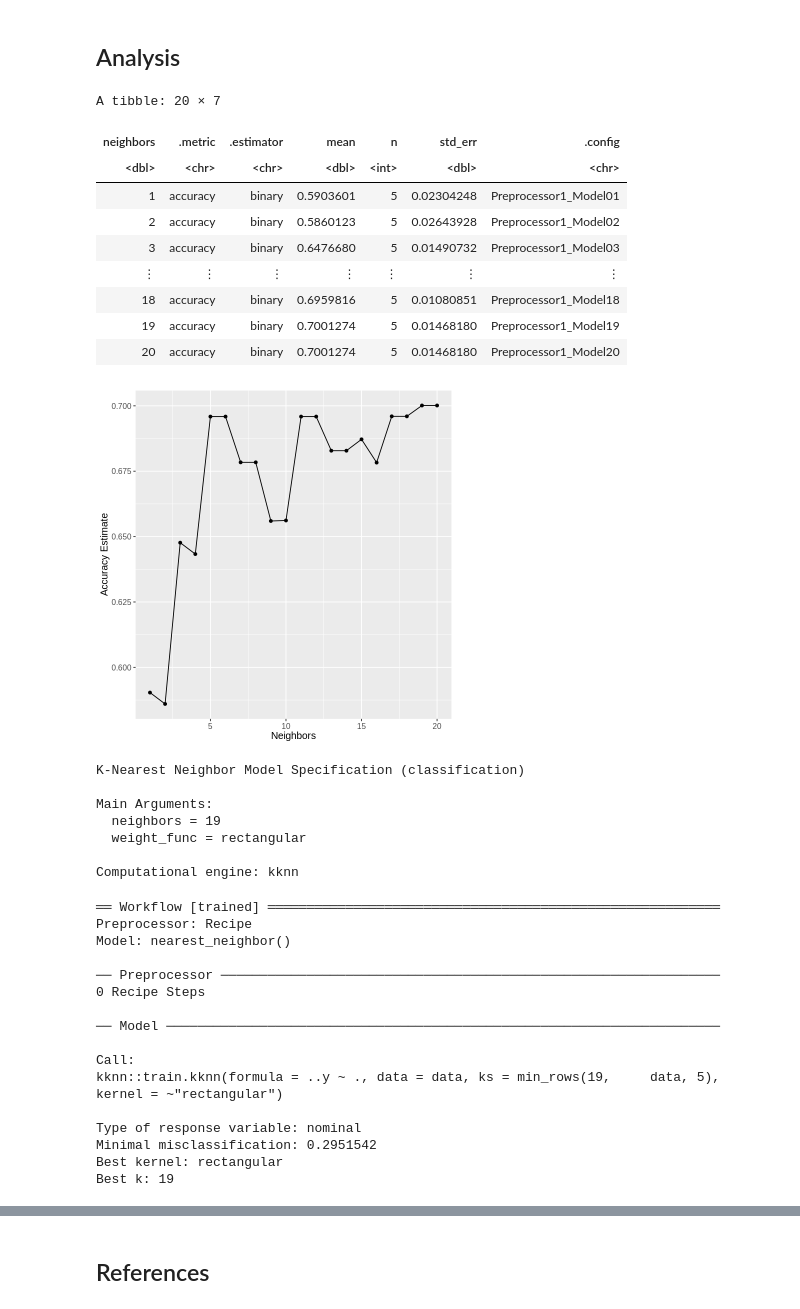
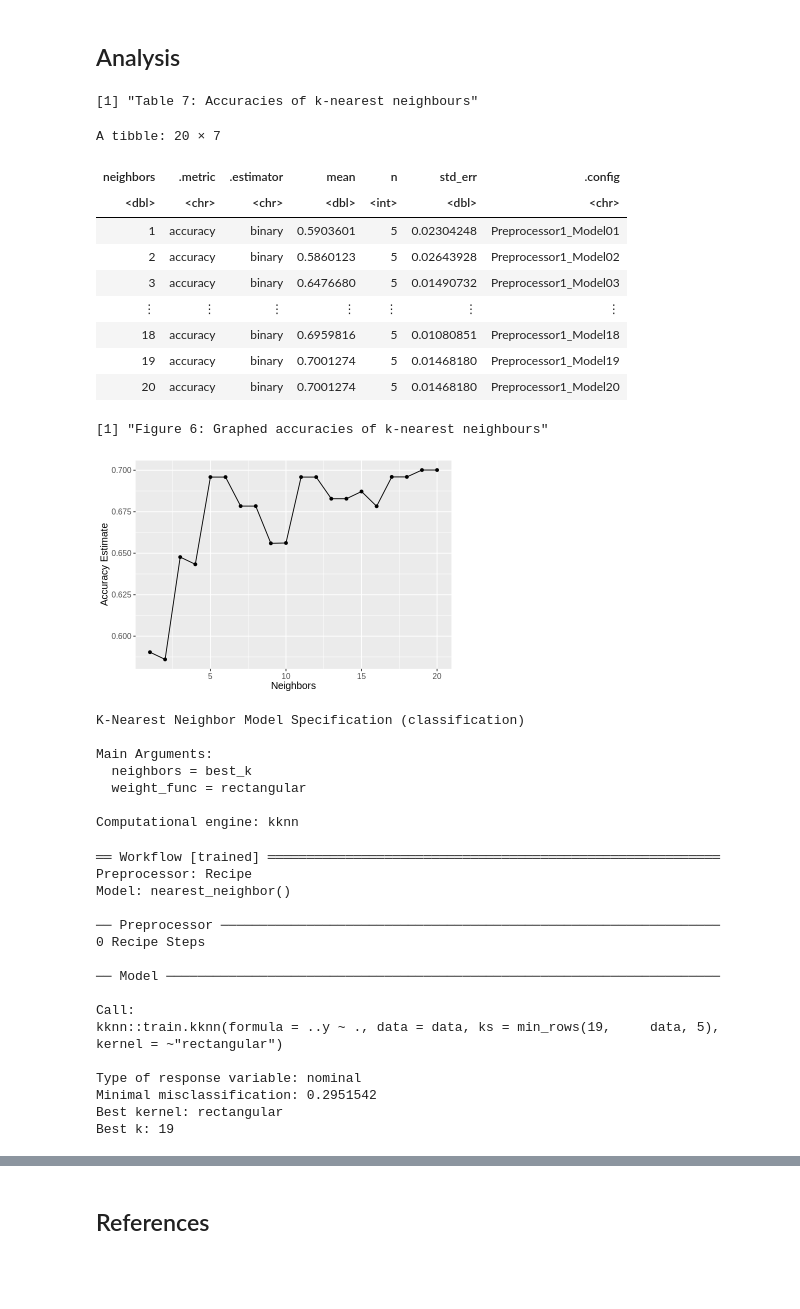
Before and after one commit to ssun05/dsci_100_002_group5_project, a Jupyter notebook: report.ipynb, the cells around one changed output, grey strips where cells are left out. Drawn from its saved outputs; the diff is of its cells as text; code cells hidden in the pictures; blank space fills up the shorter version.

```diff
--- a/report.ipynb
+++ b/report.ipynb
@@ -215,8 +233,6 @@ We will visualize our results with a confusion matrix summarizing the observatio
 ## Analysis
 # %%
 set.seed(9999)
-
-options(repr.plot.height = 6, repr.plot.width = 6)
 
 k_vals <- tibble(neighbors = seq(from = 1, to = 20, by = 1))
 
@@ -230,40 +246,47 @@ training_spec <- nearest_neighbor(weight_func = "rectangular",
 training_fold <- vfold_cv(heart_train, v = 5, strata = diagnosis)
 
 knn_fit <- workflow() |>
   add_recipe(training_recipe) |>
   add_model(training_spec) |>
   tune_grid(resamples = training_fold, grid = k_vals) |>
   collect_metrics()
 
 accuracies <- knn_fit |>
   filter(.metric == "accuracy")
 
+print("Table 7: Accuracies of k-nearest neighbours")
 accuracies
 
 cross_val_plot <- ggplot(accuracies, aes(x = neighbors, y = mean)) +
   geom_point() +
   geom_line() +
   labs(x = "Neighbors", y = "Accuracy Estimate") +
   theme(text = element_text(size = 12))
 
+print("Figure 6: Graphed accuracies of k-nearest neighbours")
 cross_val_plot
+
+best_k <- accuracies |> select(neighbors, mean) |>
+            arrange(-mean) |>
+            slice(1) |>
+            pull(neighbors)
 # %% [output]
-A tibble: 20 × 7
+[1] "Table 7: Accuracies of k-nearest neighbours"
+A tibble: 20 × 7
 | neighbors | .metric | .estimator | mean | n | std_err | .config |
 | <dbl> | <chr> | <chr> | <dbl> | <int> | <dbl> | <chr> |
 | 1 | accuracy | binary | 0.5903601 | 5 | 0.02304248 | Preprocessor1_Model01 |
 | 2 | accuracy | binary | 0.5860123 | 5 | 0.02643928 | Preprocessor1_Model02 |
 | 3 | accuracy | binary | 0.6476680 | 5 | 0.01490732 | Preprocessor1_Model03 |
 | ⋮ | ⋮ | ⋮ | ⋮ | ⋮ | ⋮ | ⋮ |
 | 18 | accuracy | binary | 0.6959816 | 5 | 0.01080851 | Preprocessor1_Model18 |
 | 19 | accuracy | binary | 0.7001274 | 5 | 0.01468180 | Preprocessor1_Model19 |
 | 20 | accuracy | binary | 0.7001274 | 5 | 0.01468180 | Preprocessor1_Model20 |
+[1] "Figure 6: Graphed accuracies of k-nearest neighbours"
-[figure, old version]
+[figure, new version]
 # %%
-set.seed(9999)
-
 heart_spec <- nearest_neighbor(weight_func = "rectangular",
-                             neighbors = 19) |>
+                             neighbors = best_k) |>
   set_engine("kknn") |>
   set_mode("classification")
 
@@ -279,7 +302,7 @@ heart_fit
 K-Nearest Neighbor Model Specification (classification)
 
 Main Arguments:
-  neighbors = 19
+  neighbors = best_k
   weight_func = rectangular
 
 Computational engine: kknn
```
Also changed, not shown: parts of 5 cells of this notebook.
